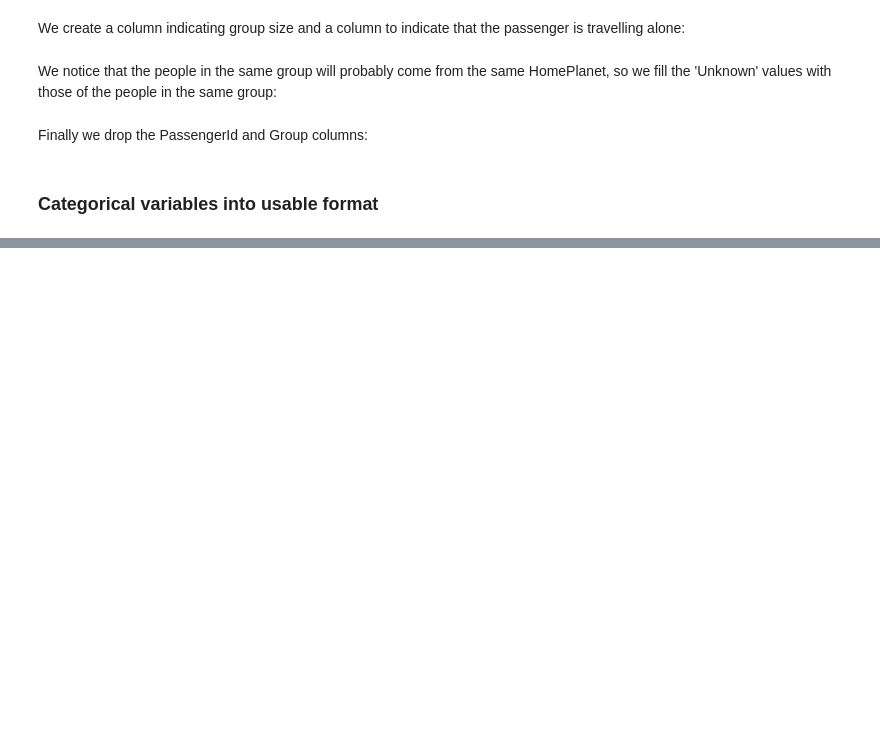
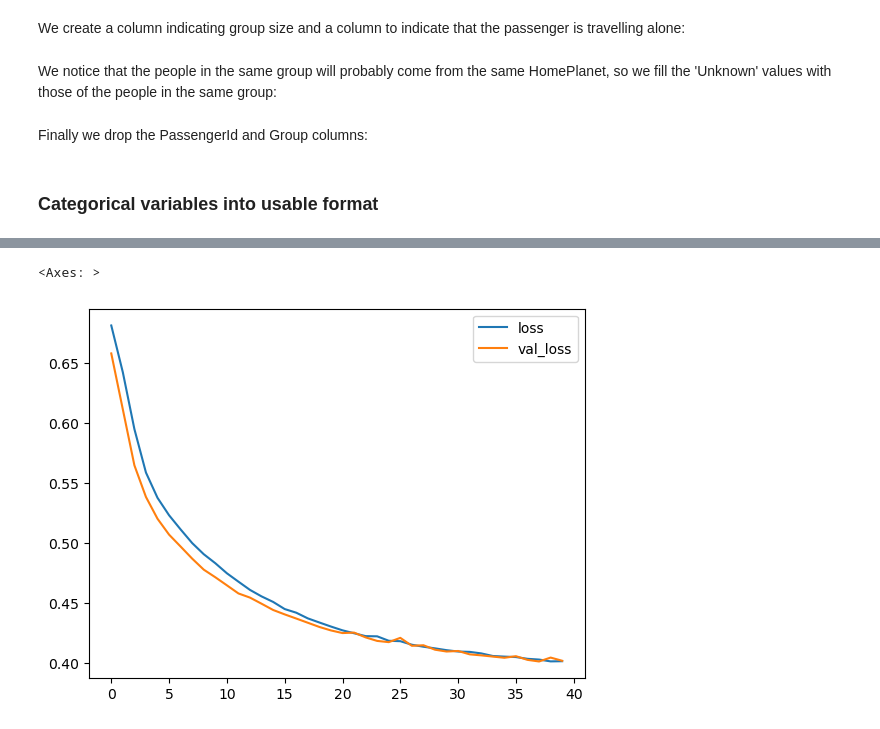
Before and after one commit to marciscar/spaceship-titanic, a Jupyter notebook: Notebooks/spaceship_titanic.ipynb, the cells around one changed output, grey strips where cells are left out. Cells and saved outputs as stored; diff of their text form; code cells hidden in the pictures; blank space fills up the shorter version.

```diff
--- a/Notebooks/spaceship_titanic.ipynb
+++ b/Notebooks/spaceship_titanic.ipynb
@@ -386,0 +597,19 @@ df['IsAlone'] = df['IsAlone'].astype(int)
+# %%
+model1 = Sequential()
+
+model1.add(Dense(units=28, activation='relu'))
+# model.add(Dropout(0.5))
+
+model1.add(Dense(units=14, activation='relu'))
+# model.add(Dropout(0.5))
+
+model1.add(Dense(units=1, activation='sigmoid'))
+
+model1.compile(loss='binary_crossentropy', optimizer='adam')
+# %%
+model1.fit(x=X_train,
+          y=y_train,
+          epochs=40,
+          batch_size=256,
+          validation_data=(X_val, y_val), verbose=1
+          )
@@ -386,0 +635,6 @@ df['IsAlone'] = df['IsAlone'].astype(int)
+# %%
+model_loss = pd.DataFrame(model1.history.history)
+model_loss.plot()
+# %% [output]
+<Axes: >
+[figure, added]
```
Also changed, not shown: parts of 60 cells of this notebook, 1 other file.
